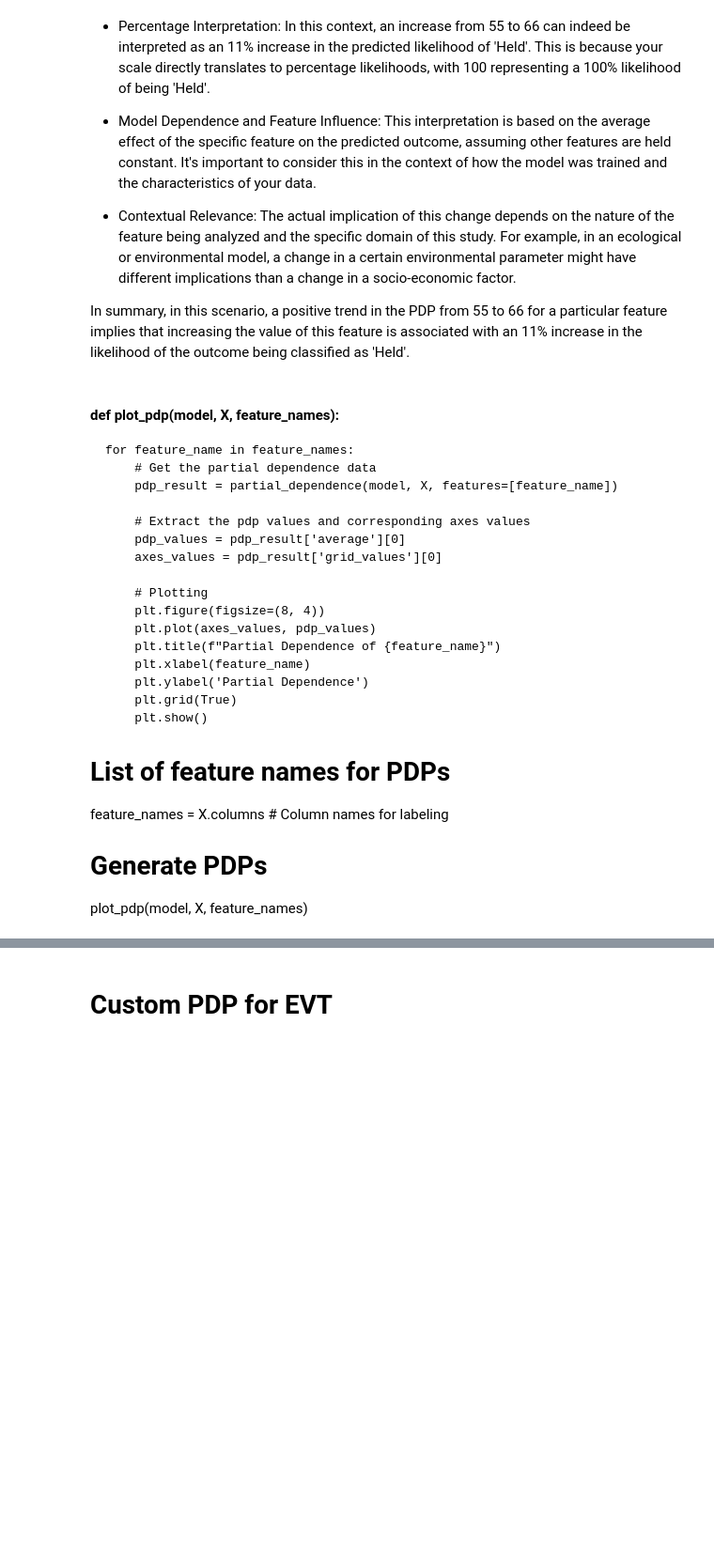
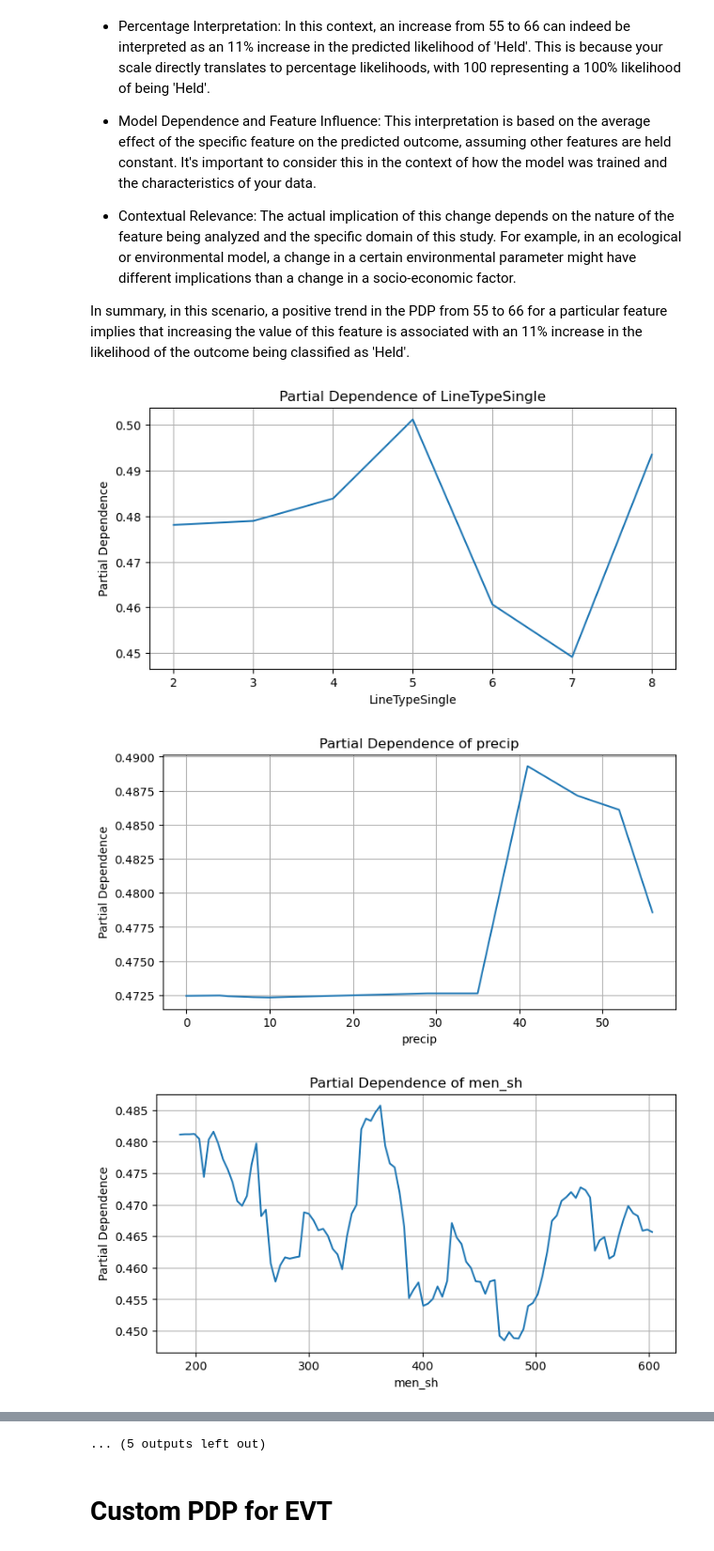
Before and after one commit to bo-maxwell-stevens/dixie-fire, a Jupyter notebook: 02.2_random_forest_simple.ipynb, the cells around one changed output, grey strips where cells are left out. Shown at 94% size. Drawn from its saved outputs; the diff is of its cells as text; code cells hidden in the pictures; blank space fills up the shorter version.

```diff
--- a/02.2_random_forest_simple.ipynb
+++ b/02.2_random_forest_simple.ipynb
@@ -256,7 +258,7 @@ plot_feature_importances(feature_importances, feature_names)
 # %%
 X = combined_df[['LineTypeSingle', 'precip', 'men_sh', 'menwinddir', 'menwindspd',
                  'menburnidx', 'men_erc', 'men_vpd', 'EVC Percentage', 'Height_Meters',
-                 'LC22_EVT_220', 'Days_elapsed', 'PirorFireHistSev', 'PirorFireRcntSev','HistMchTreatmt', 'DropArea']] # 'RctMchTreatmt',
+                 'LC22_EVT_220', 'Days_elapsed', 'PirorFireHistSev', 'PirorFireRcntSev', 'RctMchTreatmnt', 'HistMchTreatmt', 'DropArea']]
 Y = combined_df['FirelineEngagement']
 # %%
 set(Y)
@@ -276,27 +278,31 @@ Given the classification where 0 represents 'Not Held' and 100 represents 'Held'
 - Contextual Relevance: The actual implication of this change depends on the nature of the feature being analyzed and the specific domain of this study. For example, in an ecological or environmental model, a change in a certain environmental parameter might have different implications than a change in a socio-economic factor.
 
 In summary, in this scenario, a positive trend in the PDP from 55 to 66 for a particular feature implies that increasing the value of this feature is associated with an 11% increase in the likelihood of the outcome being classified as 'Held'.
-# %% [markdown]
-#### def plot_pdp(model, X, feature_names):
-    for feature_name in feature_names:
-        # Get the partial dependence data
-        pdp_result = partial_dependence(model, X, features=[feature_name])
-
-        # Extract the pdp values and corresponding axes values
-        pdp_values = pdp_result['average'][0]
-        axes_values = pdp_result['grid_values'][0]
-
-        # Plotting
-        plt.figure(figsize=(8, 4))
-        plt.plot(axes_values, pdp_values)
-        plt.title(f"Partial Dependence of {feature_name}")
-        plt.xlabel(feature_name)
-        plt.ylabel('Partial Dependence')
-        plt.grid(True)
-        plt.show()
-
-# List of feature names for PDPs
-feature_names = X.columns  # Column names for labeling
-
-# Generate PDPs
-plot_pdp(model, X, feature_names)
+# %%
+def plot_pdp(model, X, feature_names):
+    for feature_name in feature_names:
+        # Get the partial dependence data
+        pdp_result = partial_dependence(model, X, features=[feature_name])
+
+        # Extract the pdp values and corresponding axes values
+        pdp_values = pdp_result['average'][0]
+        axes_values = pdp_result['grid_values'][0]
+
+        # Plotting
+        plt.figure(figsize=(8, 4))
+        plt.plot(axes_values, pdp_values)
+        plt.title(f"Partial Dependence of {feature_name}")
+        plt.xlabel(feature_name)
+        plt.ylabel('Partial Dependence')
+        plt.grid(True)
+        plt.show()
+
+# List of feature names for PDPs
+feature_names = X.columns  # Column names for labeling
+
+# Generate PDPs
+plot_pdp(model, X, feature_names)
+# %% [output]
+[figure, added]
+[figure, added]
+[figure, added]
@@ -303,3 +318,4 @@ plot_pdp(model, X, feature_names)
+... (5 outputs left out)
 # %% [markdown]
 # Custom PDP for EVT
 # %%
```
Also changed, not shown: parts of 9 cells of this notebook, 1 other file.
